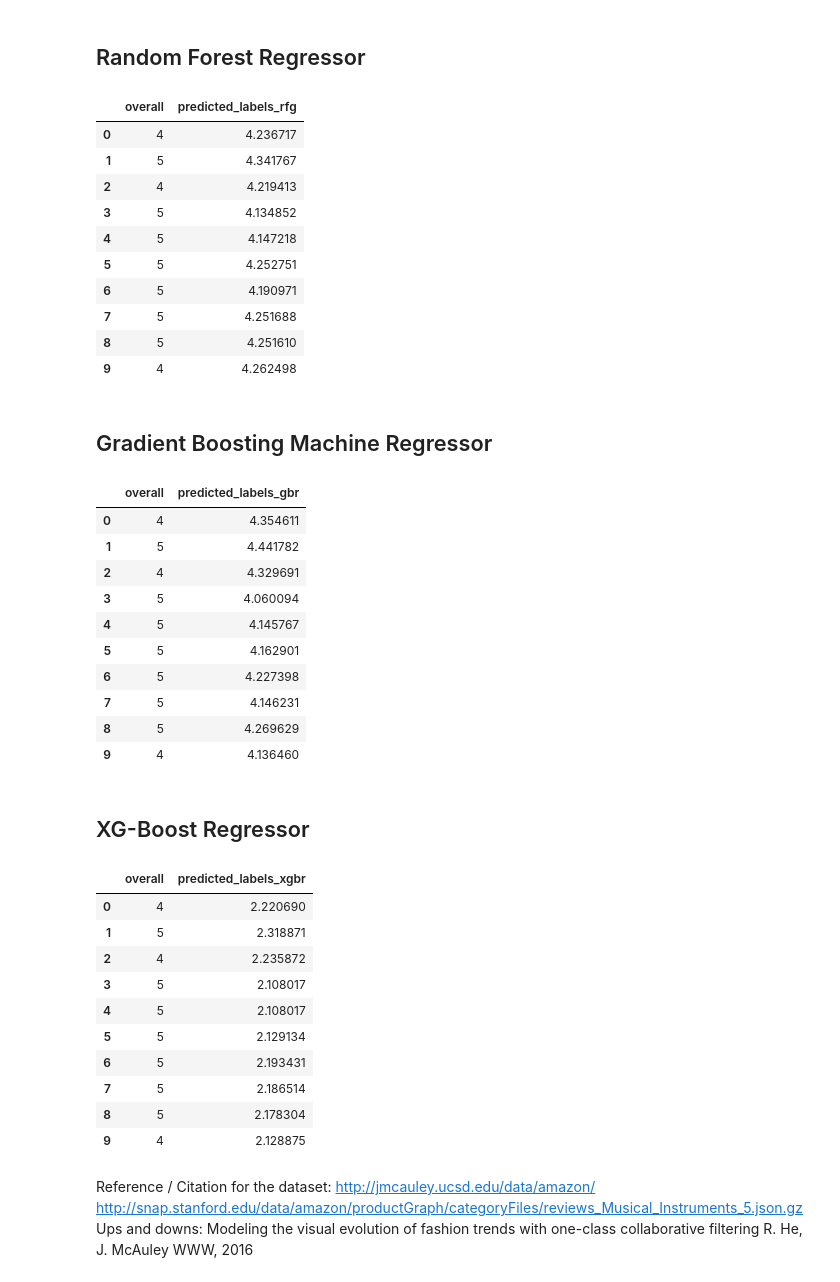
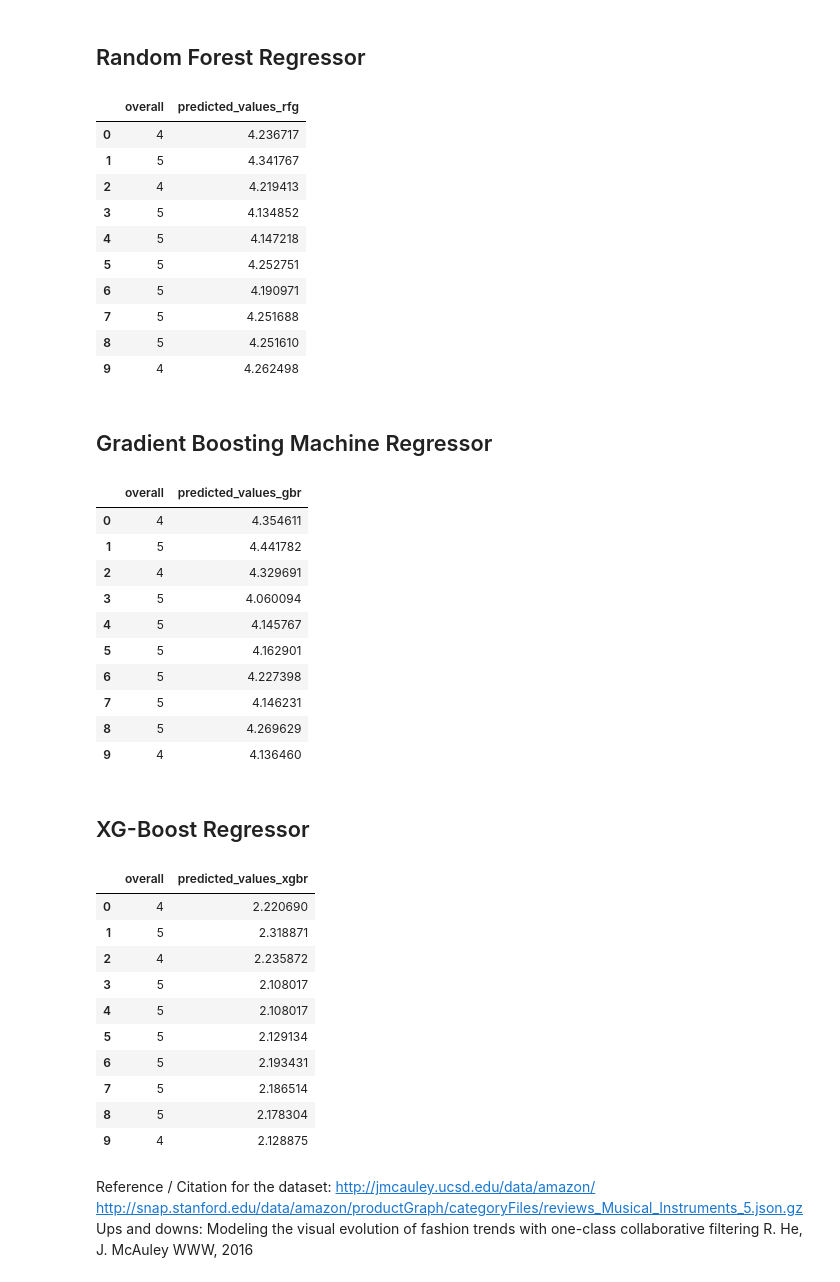
Before and after one commit to TrainingByPackt/Natural-Language-Processing-Fundamentals, a Jupyter notebook: Lesson-3-Developing-a-Text-Classifier/Ch3_Activity6_Applying_Tree_Based_methods_DecisionTree_RandomForest_GBM_XGBoost_on_Text_data.ipynb, the cells around one changed output. Saved outputs shown, nothing was run; the diff lists cells and outputs as text; code cells hidden in the pictures.

```diff
--- a/Lesson-3-Developing-a-Text-Classifier/Ch3_Activity6_Applying_Tree_Based_methods_DecisionTree_RandomForest_GBM_XGBoost_on_Text_data.ipynb
+++ b/Lesson-3-Developing-a-Text-Classifier/Ch3_Activity6_Applying_Tree_Based_methods_DecisionTree_RandomForest_GBM_XGBoost_on_Text_data.ipynb
@@ -174,10 +174,10 @@ def reg_model(model_type, X_train, y):
 # %%
 from sklearn.ensemble import RandomForestRegressor
 rfg = RandomForestRegressor(n_estimators=20,max_depth=4,max_features='sqrt',random_state=1)
-data_patio_lawn_garden['predicted_labels_rfg'] = reg_model(rfg, tfidf_df, data_patio_lawn_garden['overall'])
-data_patio_lawn_garden[['overall', 'predicted_labels_rfg']].head(10)
+data_patio_lawn_garden['predicted_values_rfg'] = reg_model(rfg, tfidf_df, data_patio_lawn_garden['overall'])
+data_patio_lawn_garden[['overall', 'predicted_values_rfg']].head(10)
 # %% [output]
-|  | overall | predicted_labels_rfg |
+|  | overall | predicted_values_rfg |
 | 0 | 4 | 4.236717 |
 | 1 | 5 | 4.341767 |
 | 2 | 4 | 4.219413 |
@@ -193,10 +193,10 @@ data_patio_lawn_garden[['overall', 'predicted_labels_rfg']].head(10)
 # %%
 from sklearn.ensemble import GradientBoostingRegressor
 gbr = GradientBoostingRegressor(n_estimators=20,max_depth=4,max_features='sqrt',random_state=1)
-data_patio_lawn_garden['predicted_labels_gbr'] = reg_model(gbr, tfidf_df, data_patio_lawn_garden['overall'])
-data_patio_lawn_garden[['overall', 'predicted_labels_gbr']].head(10)
+data_patio_lawn_garden['predicted_values_gbr'] = reg_model(gbr, tfidf_df, data_patio_lawn_garden['overall'])
+data_patio_lawn_garden[['overall', 'predicted_values_gbr']].head(10)
 # %% [output]
-|  | overall | predicted_labels_gbr |
+|  | overall | predicted_values_gbr |
 | 0 | 4 | 4.354611 |
 | 1 | 5 | 4.441782 |
 | 2 | 4 | 4.329691 |
@@ -212,10 +212,10 @@ data_patio_lawn_garden[['overall', 'predicted_labels_gbr']].head(10)
 # %%
 from xgboost import XGBRegressor
 xgbr = XGBRegressor(n_estimators=20,learning_rate=0.03,max_depth=5,subsample=0.6,colsample_bytree= 0.6,reg_alpha= 10,seed=42)
-data_patio_lawn_garden['predicted_labels_xgbr'] = reg_model(xgbr, tfidf_df, data_patio_lawn_garden['overall'])
-data_patio_lawn_garden[['overall', 'predicted_labels_xgbr']].head(10)
+data_patio_lawn_garden['predicted_values_xgbr'] = reg_model(xgbr, tfidf_df, data_patio_lawn_garden['overall'])
+data_patio_lawn_garden[['overall', 'predicted_values_xgbr']].head(10)
 # %% [output]
-|  | overall | predicted_labels_xgbr |
+|  | overall | predicted_values_xgbr |
 | 0 | 4 | 2.220690 |
 | 1 | 5 | 2.318871 |
 | 2 | 4 | 2.235872 |
```
